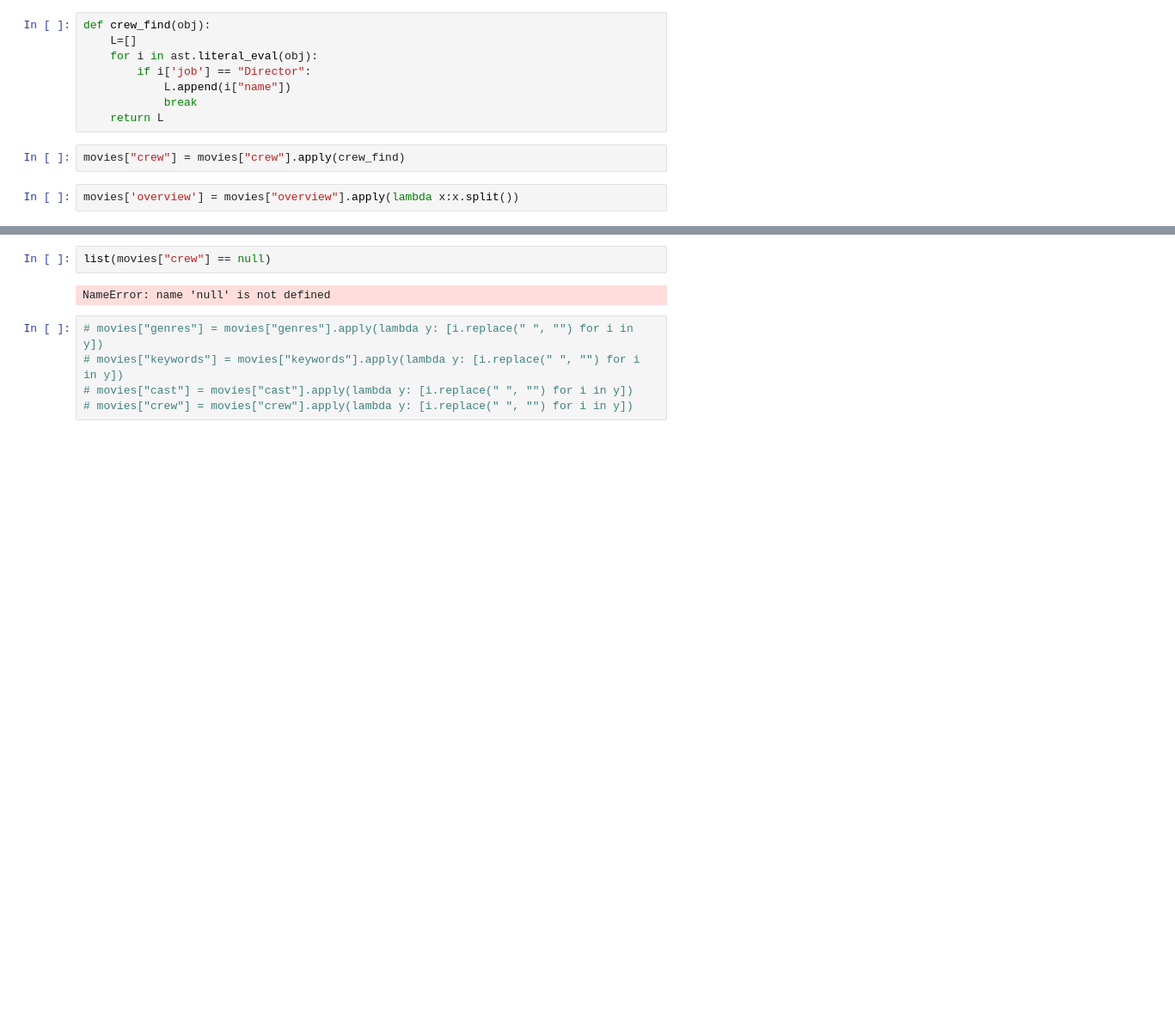
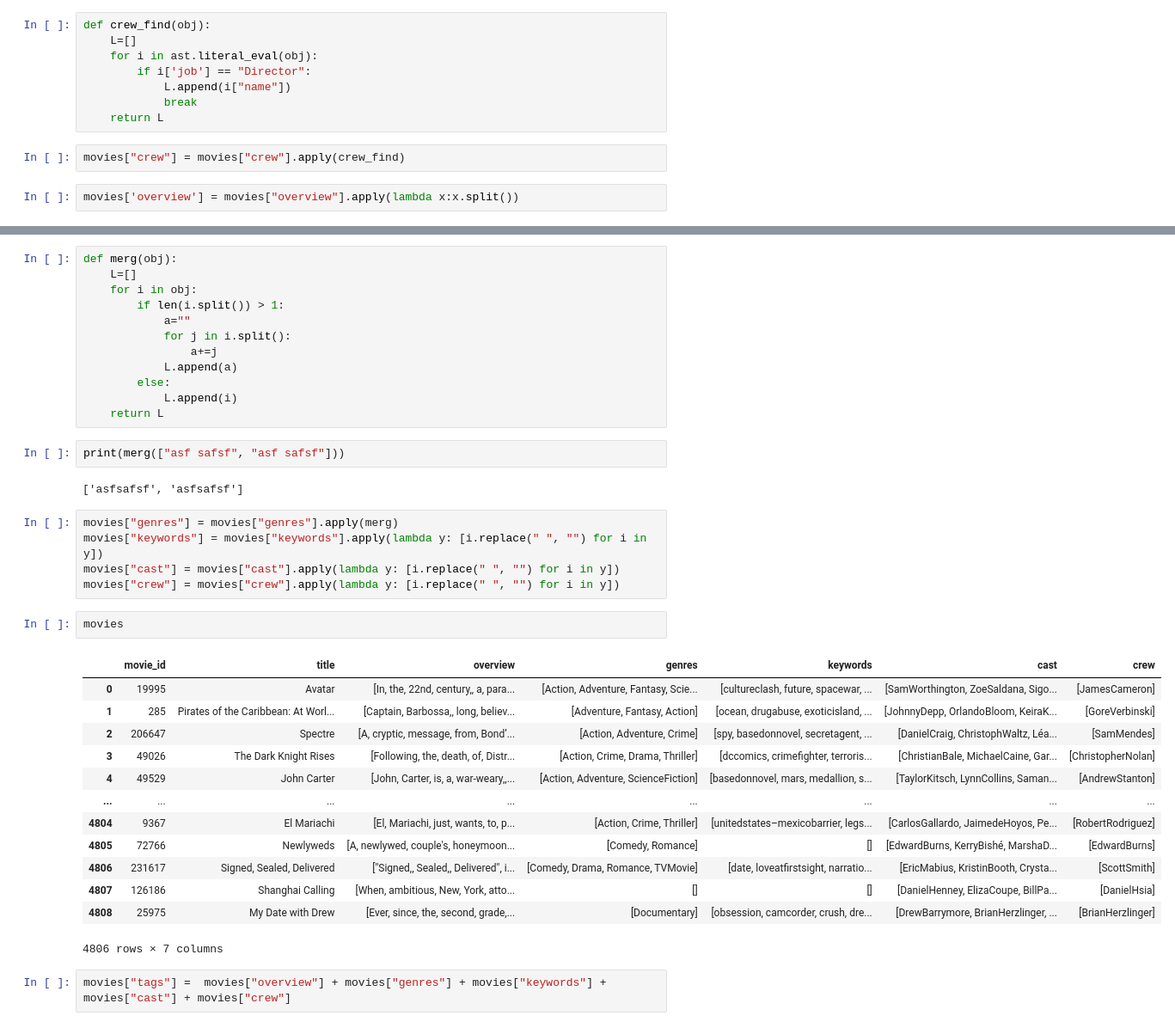
Before and after one commit to LUFFY-KIngofCoder/Movie-Recommendation-System, a Jupyter notebook: movie-recommendation-system.ipynb, the cells around one changed output, grey strips where cells are left out. Shown: that part at 86% size. Saved outputs shown, nothing was run; the diff lists cells and outputs as text; blank space fills up the shorter version.

```diff
--- a/movie-recommendation-system.ipynb
+++ b/movie-recommendation-system.ipynb
@@ -153,10 +153,40 @@ crew        30
 dtype: int64
-# %%
-list(movies["crew"] == null)
-# %% [output]
-NameError: name 'null' is not defined
+# %%
+def merg(obj):
+    L=[]
+    for i in obj:
+        if len(i.split()) > 1:
+            a=""
+            for j in i.split():
+                a+=j
+            L.append(a)
+        else:
+            L.append(i)
+    return L
+# %%
+print(merg(["asf safsf", "asf safsf"]))
+# %% [output]
+['asfsafsf', 'asfsafsf']
 # %%
-# movies["genres"] = movies["genres"].apply(lambda y: [i.replace(" ", "") for i in y])
-# movies["keywords"] = movies["keywords"].apply(lambda y: [i.replace(" ", "") for i in y])
-# movies["cast"] = movies["cast"].apply(lambda y: [i.replace(" ", "") for i in y])
-# movies["crew"] = movies["crew"].apply(lambda y: [i.replace(" ", "") for i in y])
+movies["genres"] = movies["genres"].apply(merg)
+movies["keywords"] = movies["keywords"].apply(lambda y: [i.replace(" ", "") for i in y])
+movies["cast"] = movies["cast"].apply(lambda y: [i.replace(" ", "") for i in y])
+movies["crew"] = movies["crew"].apply(lambda y: [i.replace(" ", "") for i in y])
+# %%
+movies
+# %% [output]
+|  | movie_id | title | overview | genres | keywords | cast | crew |
+| 0 | 19995 | Avatar | [In, the, 22nd, century,, a, para... | [Action, Adventure, Fantasy, Scie... | [cultureclash, future, spacewar, ... | [SamWorthington, ZoeSaldana, Sigo... | [JamesCameron] |
+| 1 | 285 | Pirates of the Caribbean: At Worl... | [Captain, Barbossa,, long, believ... | [Adventure, Fantasy, Action] | [ocean, drugabuse, exoticisland, ... | [JohnnyDepp, OrlandoBloom, KeiraK... | [GoreVerbinski] |
+| 2 | 206647 | Spectre | [A, cryptic, message, from, Bond’... | [Action, Adventure, Crime] | [spy, basedonnovel, secretagent, ... | [DanielCraig, ChristophWaltz, Léa... | [SamMendes] |
+| 3 | 49026 | The Dark Knight Rises | [Following, the, death, of, Distr... | [Action, Crime, Drama, Thriller] | [dccomics, crimefighter, terroris... | [ChristianBale, MichaelCaine, Gar... | [ChristopherNolan] |
+| 4 | 49529 | John Carter | [John, Carter, is, a, war-weary,,... | [Action, Adventure, ScienceFiction] | [basedonnovel, mars, medallion, s... | [TaylorKitsch, LynnCollins, Saman... | [AndrewStanton] |
+| ... | ... | ... | ... | ... | ... | ... | ... |
+| 4804 | 9367 | El Mariachi | [El, Mariachi, just, wants, to, p... | [Action, Crime, Thriller] | [unitedstates–mexicobarrier, legs... | [CarlosGallardo, JaimedeHoyos, Pe... | [RobertRodriguez] |
+| 4805 | 72766 | Newlyweds | [A, newlywed, couple's, honeymoon... | [Comedy, Romance] | [] | [EdwardBurns, KerryBishé, MarshaD... | [EdwardBurns] |
+| 4806 | 231617 | Signed, Sealed, Delivered | ["Signed,, Sealed,, Delivered", i... | [Comedy, Drama, Romance, TVMovie] | [date, loveatfirstsight, narratio... | [EricMabius, KristinBooth, Crysta... | [ScottSmith] |
+| 4807 | 126186 | Shanghai Calling | [When, ambitious, New, York, atto... | [] | [] | [DanielHenney, ElizaCoupe, BillPa... | [DanielHsia] |
+| 4808 | 25975 | My Date with Drew | [Ever, since, the, second, grade,... | [Documentary] | [obsession, camcorder, crush, dre... | [DrewBarrymore, BrianHerzlinger, ... | [BrianHerzlinger] |
+4806 rows × 7 columns
+# %%
+movies["tags"] =  movies["overview"] + movies["genres"] + movies["keywords"] + movies["cast"] + movies["crew"]
```
Also changed, not shown: parts of 24 cells of this notebook.
